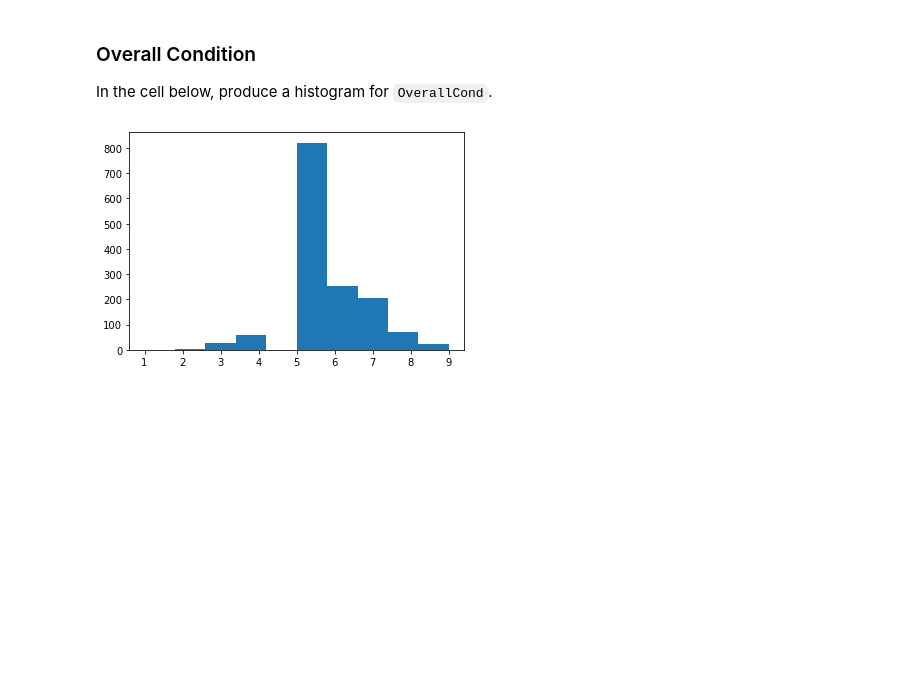
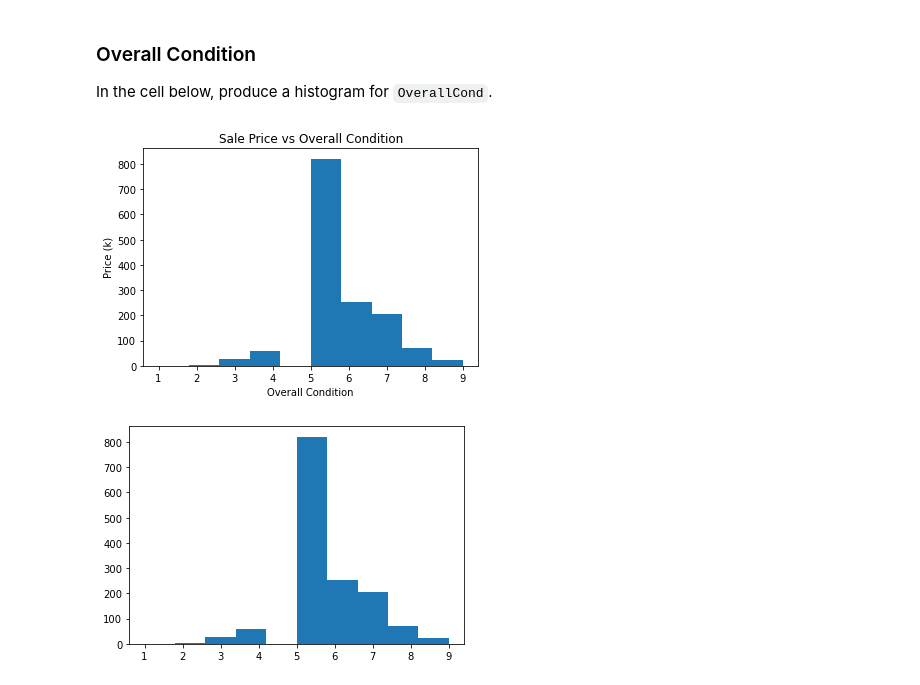
Before and after one commit to theobigdog/dsc-pandas-eda-lab, a Jupyter notebook: index.ipynb, the cells around one changed output. Saved outputs shown, nothing was run; the diff lists cells and outputs as text; code cells hidden in the pictures; blank space fills up the shorter version.

```diff
--- a/index.ipynb
+++ b/index.ipynb
@@ -224,6 +237,10 @@ The Standard Deviation is  1.6253932905840505
 ### Overall Condition
 
 In the cell below, produce a histogram for `OverallCond`.
+# %%
+plot_histogram(df, df['OverallCond'], "Sale Price vs Overall Condition", "Overall Condition", "Price (k)")
+# %% [output]
+[figure, added]
 # %%
 # Your code here
 fig, ax = plt.subplots()
```
Also changed, not shown: parts of 7 cells of this notebook.
